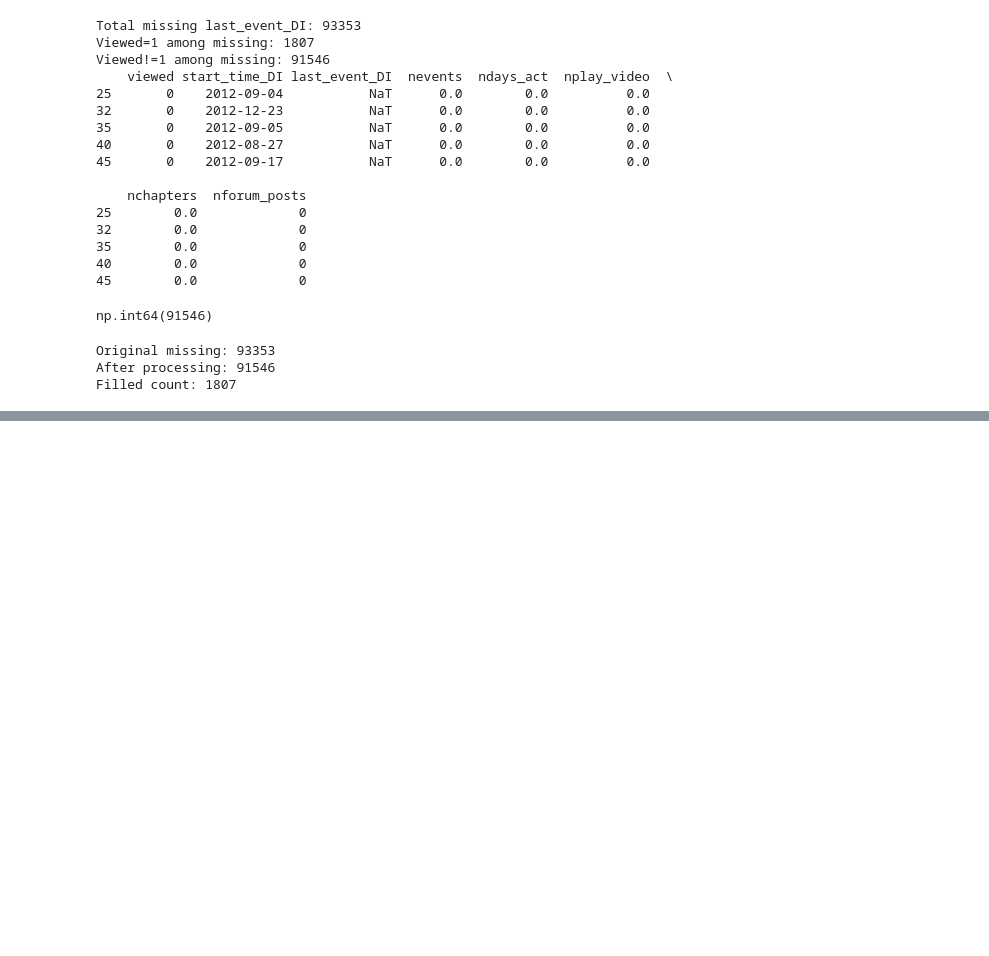
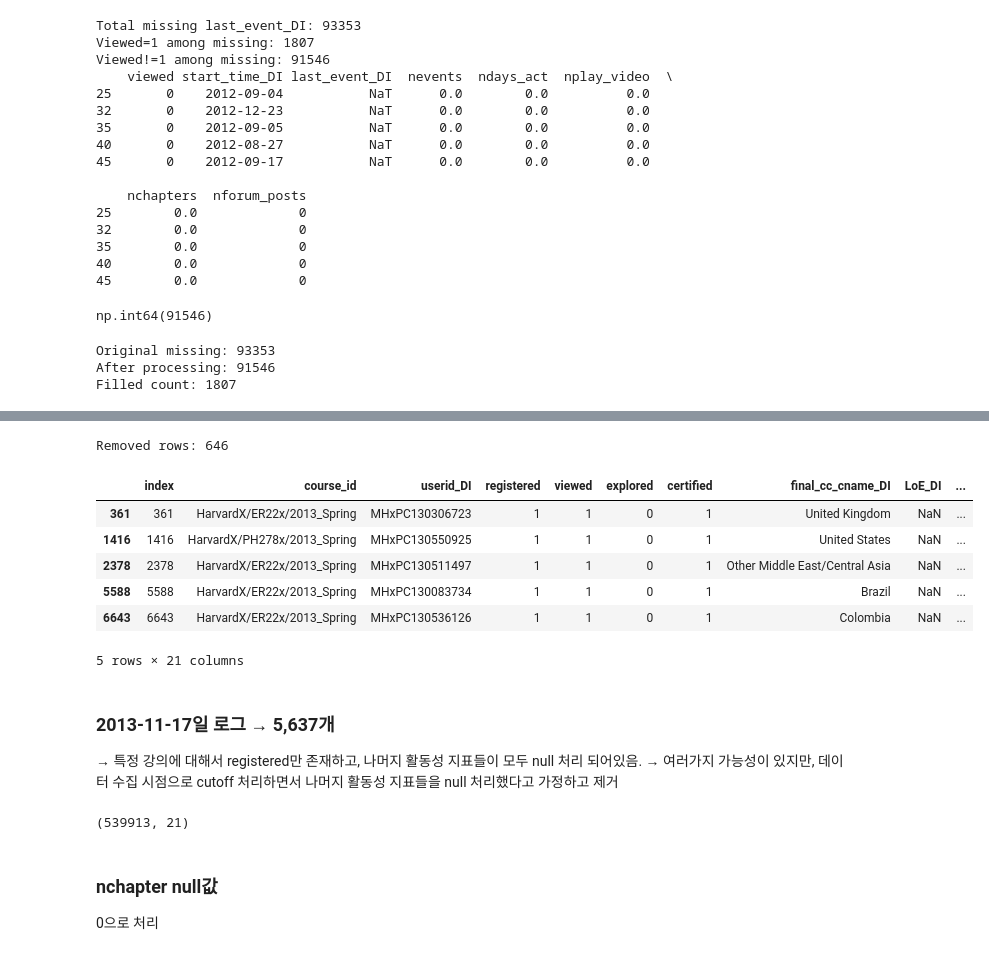
Before and after one commit to Ojirokim/data-analysis-practical-project, a Jupyter notebook: 김규열/dataunderstanding.ipynb, the cells around one changed output, grey strips where cells are left out. Drawn from its saved outputs; the diff is of its cells as text; code cells hidden in the pictures; blank space fills up the shorter version.

```diff
--- a/김규열/dataunderstanding.ipynb
+++ b/김규열/dataunderstanding.ipynb
@@ -205,0 +236,29 @@ Filled count: 1807
+# %%
+removed_count = course_fixed.shape[0] - course_final.shape[0]
+print("Removed rows:", removed_count)
+# %% [output]
+Removed rows: 646
+# %%
+# 제거 대상만 따로 보기
+invalid_funnel = course_fixed[
+    ((course_fixed["explored"] == 1) & (course_fixed["viewed"] != 1)) |
+    ((course_fixed["certified"] == 1) & (course_fixed["explored"] != 1))
+]
+
+invalid_funnel.head()
+# %% [output]
+|  | index | course_id | userid_DI | registered | viewed | explored | certified | final_cc_cname_DI | LoE_DI | ... |
+| 361 | 361 | HarvardX/ER22x/2013_Spring | MHxPC130306723 | 1 | 1 | 0 | 1 | United Kingdom | NaN | ... |
+| 1416 | 1416 | HarvardX/PH278x/2013_Spring | MHxPC130550925 | 1 | 1 | 0 | 1 | United States | NaN | ... |
+| 2378 | 2378 | HarvardX/ER22x/2013_Spring | MHxPC130511497 | 1 | 1 | 0 | 1 | Other Middle East/Central Asia | NaN | ... |
+| 5588 | 5588 | HarvardX/ER22x/2013_Spring | MHxPC130083734 | 1 | 1 | 0 | 1 | Brazil | NaN | ... |
+| 6643 | 6643 | HarvardX/ER22x/2013_Spring | MHxPC130536126 | 1 | 1 | 0 | 1 | Colombia | NaN | ... |
+5 rows × 21 columns
+# %% [markdown]
+### 2013-11-17일 로그 → 5,637개
+→ 특정 강의에 대해서 registered만 존재하고, 나머지 활동성 지표들이 모두 null 처리 되어있음.
+→ 여러가지 가능성이 있지만, 데이터 수집 시점으로 cutoff 처리하면서 나머지 활동성 지표들을 null 처리했다고 가정하고 제거
+# %%
+course_final.shape
+# %% [output]
+(539913, 21)
@@ -205,0 +267,3 @@ Filled count: 1807
+# %% [markdown]
+### nchapter null값
+0으로 처리
```
Also changed, not shown: parts of 15 cells of this notebook, 1 other file.
